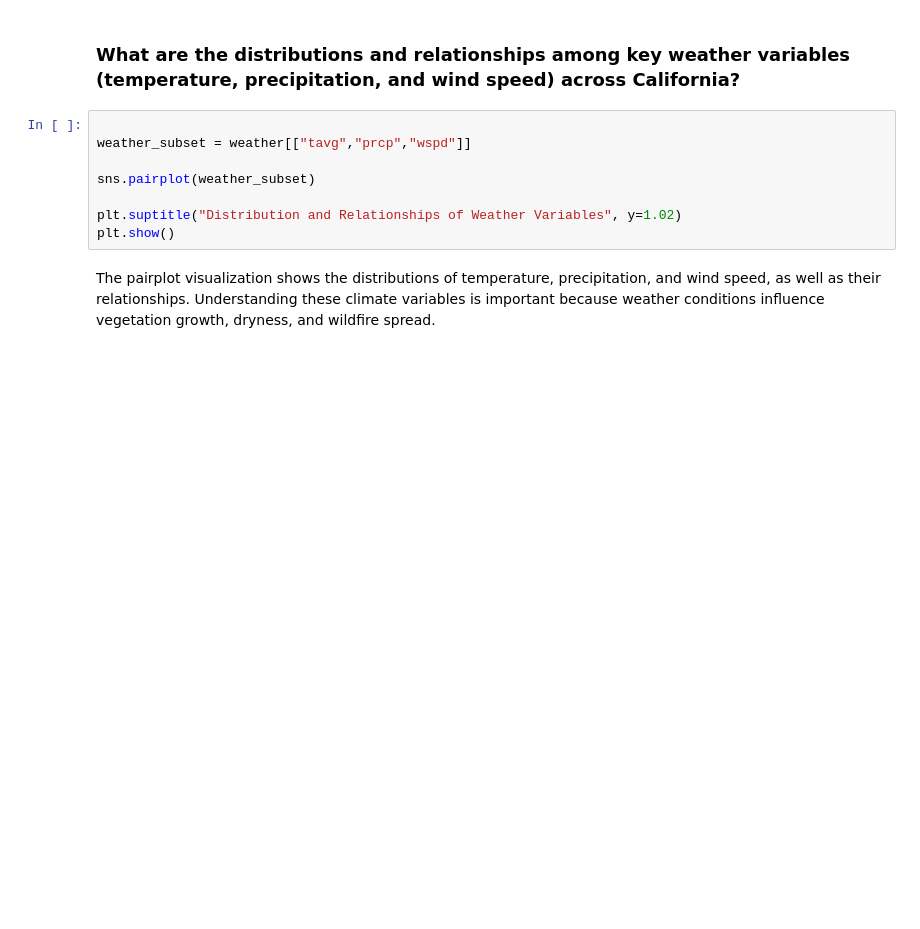
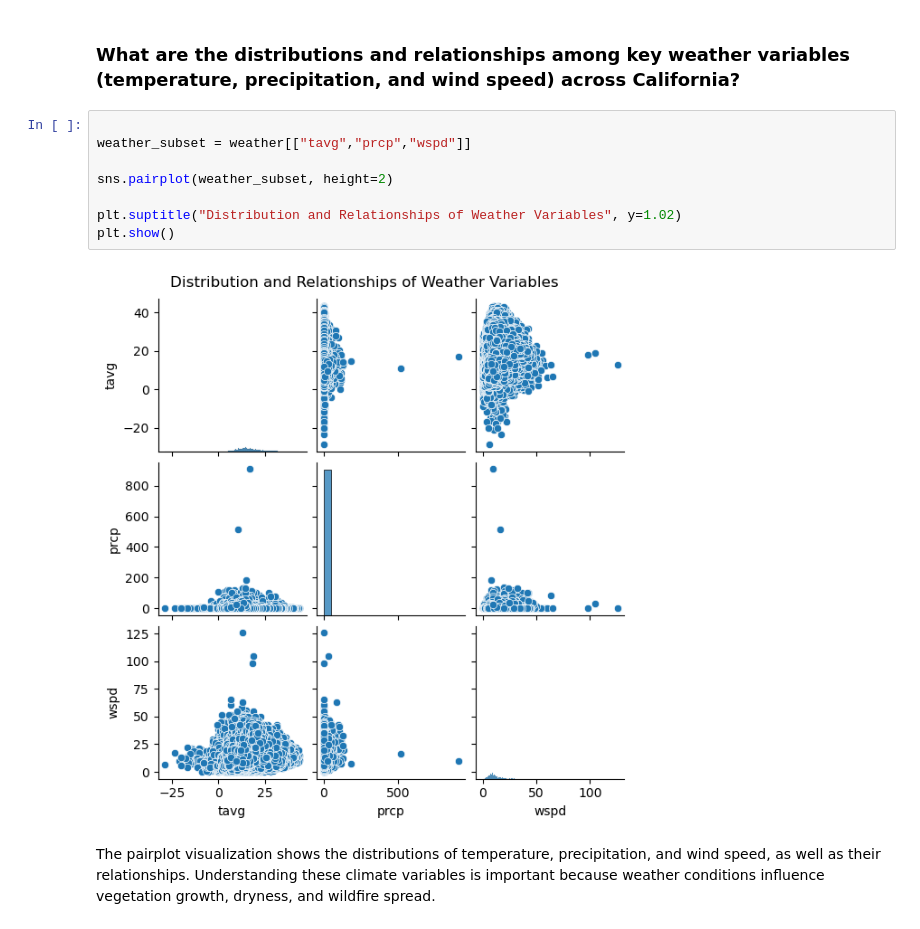
Before and after one commit to SheshmaJ/ADS-508-Final-Project, a Jupyter notebook: data ingestion and exploration.ipynb, the cells around one changed output. Drawn from its saved outputs; the diff is of its cells as text; blank space fills up the shorter version.

```diff
--- a/data ingestion and exploration.ipynb
+++ b/data ingestion and exploration.ipynb
@@ -146,11 +319,13 @@ weather.to_csv("s3://vegetation-risk-ml/weather/california_weather_data.csv", in
 # %%
 
 weather_subset = weather[["tavg","prcp","wspd"]]
 
-sns.pairplot(weather_subset)
+sns.pairplot(weather_subset, height=2)
 
 plt.suptitle("Distribution and Relationships of Weather Variables", y=1.02)
 plt.show()
+# %% [output]
+[figure, added]
 # %% [markdown]
 The pairplot visualization shows the distributions of temperature, precipitation, and wind speed, as well as their relationships. Understanding these climate variables is important because weather conditions influence vegetation growth, dryness, and wildfire spread.
 # %% [markdown]
```
Also changed, not shown: parts of 27 cells of this notebook.
